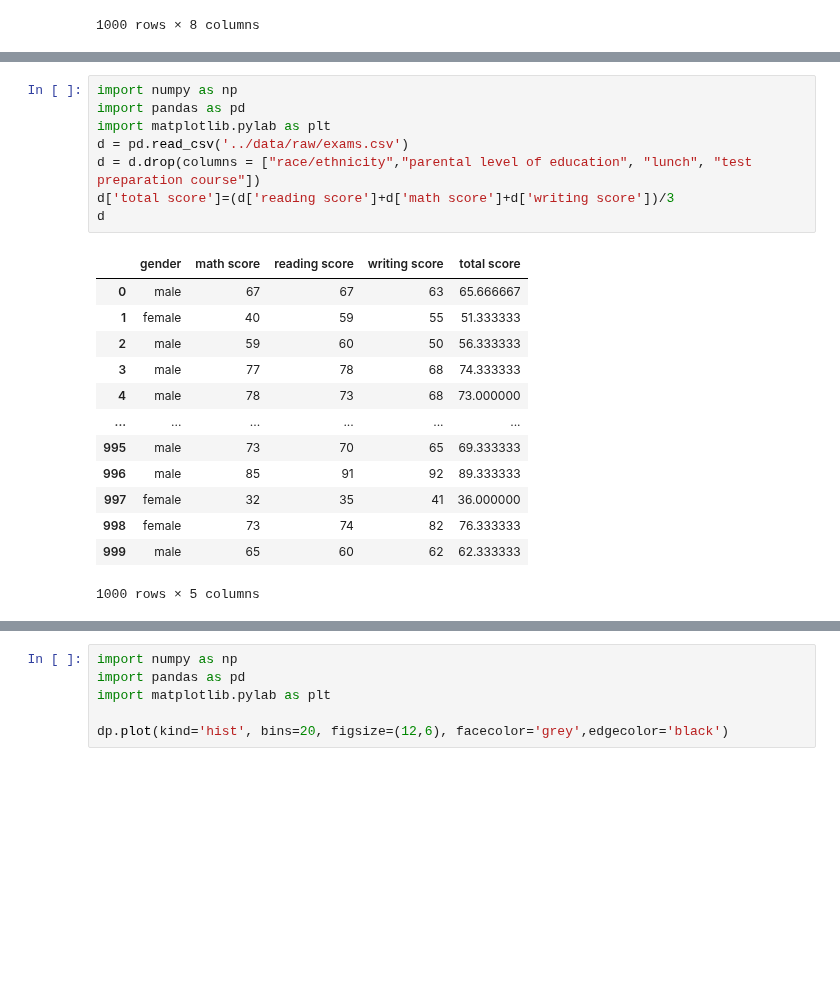
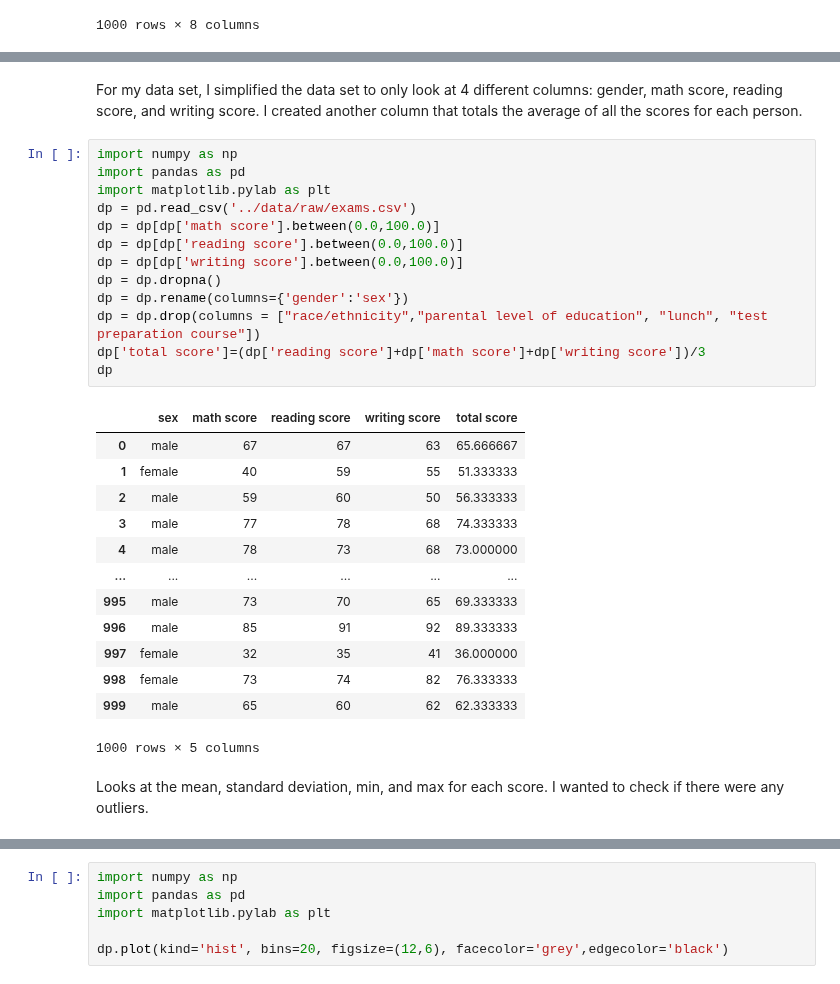
Before and after one commit to ubco-W2022T1-cosc301/project-group01, a Jupyter notebook: notebooks/analysis2.ipynb, the cells around one changed output, grey strips where cells are left out. Cells and saved outputs as stored; diff of their text form; blank space fills up the shorter version.

```diff
--- a/notebooks/analysis2.ipynb
+++ b/notebooks/analysis2.ipynb
@@ -31,13 +52,20 @@ Looks at the specific columns that I will be exploring in Milestone 3 (gender an
+# %% [markdown]
+For my data set, I simplified the data set to only look at 4 different columns: gender, math score, reading score, and writing score. I created another column that totals the average of all the scores for each person.
 # %%
 import numpy as np
 import pandas as pd
 import matplotlib.pylab as plt
-d = pd.read_csv('../data/raw/exams.csv')
-d = d.drop(columns = ["race/ethnicity","parental level of education", "lunch", "test preparation course"])
-d['total score']=(d['reading score']+d['math score']+d['writing score'])/3
-d
+dp = pd.read_csv('../data/raw/exams.csv')
+dp = dp[dp['math score'].between(0.0,100.0)]
+dp = dp[dp['reading score'].between(0.0,100.0)]
+dp = dp[dp['writing score'].between(0.0,100.0)]
+dp = dp.dropna()
+dp = dp.rename(columns={'gender':'sex'})
+dp = dp.drop(columns = ["race/ethnicity","parental level of education", "lunch", "test preparation course"])
+dp['total score']=(dp['reading score']+dp['math score']+dp['writing score'])/3
+dp
 # %% [output]
-|  | gender | math score | reading score | writing score | total score |
+|  | sex | math score | reading score | writing score | total score |
 | 0 | male | 67 | 67 | 63 | 65.666667 |
 | 1 | female | 40 | 59 | 55 | 51.333333 |
 | 2 | male | 59 | 60 | 50 | 56.333333 |
@@ -50,6 +78,8 @@ d
 | 998 | female | 73 | 74 | 82 | 76.333333 |
 | 999 | male | 65 | 60 | 62 | 62.333333 |
 1000 rows × 5 columns
+# %% [markdown]
+Looks at the mean, standard deviation, min, and max for each score. I wanted to check if there were any outliers.
 # %%
 import numpy as np
 import pandas as pd
```
Also changed, not shown: parts of 15 cells of this notebook.
